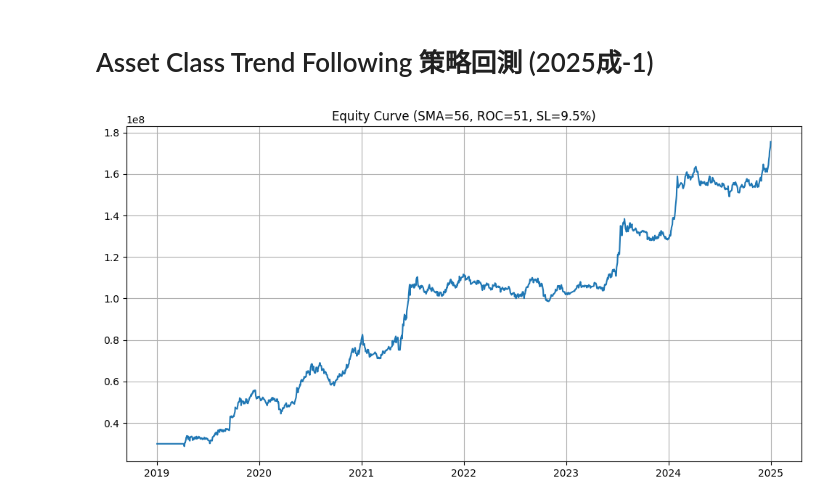
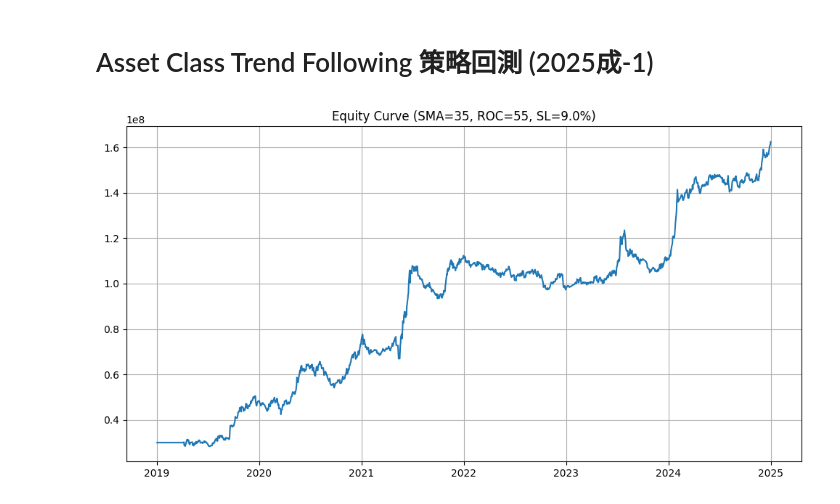
Before and after one commit to lij1017-cmd/main, a Jupyter notebook: trendstrategy_equity2025成-1.ipynb, the cells around one changed output. Cells and saved outputs as stored; diff of their text form; code cells hidden in the pictures.

```diff
--- a/trendstrategy_equity2025成-1.ipynb
+++ b/trendstrategy_equity2025成-1.ipynb
@@ -2,9 +2,9 @@
 # Asset Class Trend Following 策略回測 (2025成-1)
 # %%
 # --- 全域參數設定區塊 ---
-SMA_PERIOD = 56
-ROC_PERIOD = 51
-STOP_LOSS_PCT = 0.095
+SMA_PERIOD = 35
+ROC_PERIOD = 55
+STOP_LOSS_PCT = 0.09
 INITIAL_CAPITAL = 30000000
 DATA_FILE = '個股1.xlsx'
 # %%
@@ -242,12 +242,12 @@ def calculate_win_rate(trades_df):
 # %%
 prices, code_to_name = clean_data(DATA_FILE)
 bt = Backtester(prices, code_to_name, INITIAL_CAPITAL)
 eq, trades, hold = bt.run(SMA_PERIOD, ROC_PERIOD, STOP_LOSS_PCT)
 
 plt.figure(figsize=(12, 6))
 plt.plot(eq)
-plt.title('Equity Curve (SMA=56, ROC=51, SL=9.5%)')
+plt.title('Equity Curve (SMA=35, ROC=55, SL=9.0%)')
 plt.grid(True)
 plt.show()
 # %% [output]
-[figure, old version]
+[figure, new version]
```
Also changed, not shown: 3 other files.
